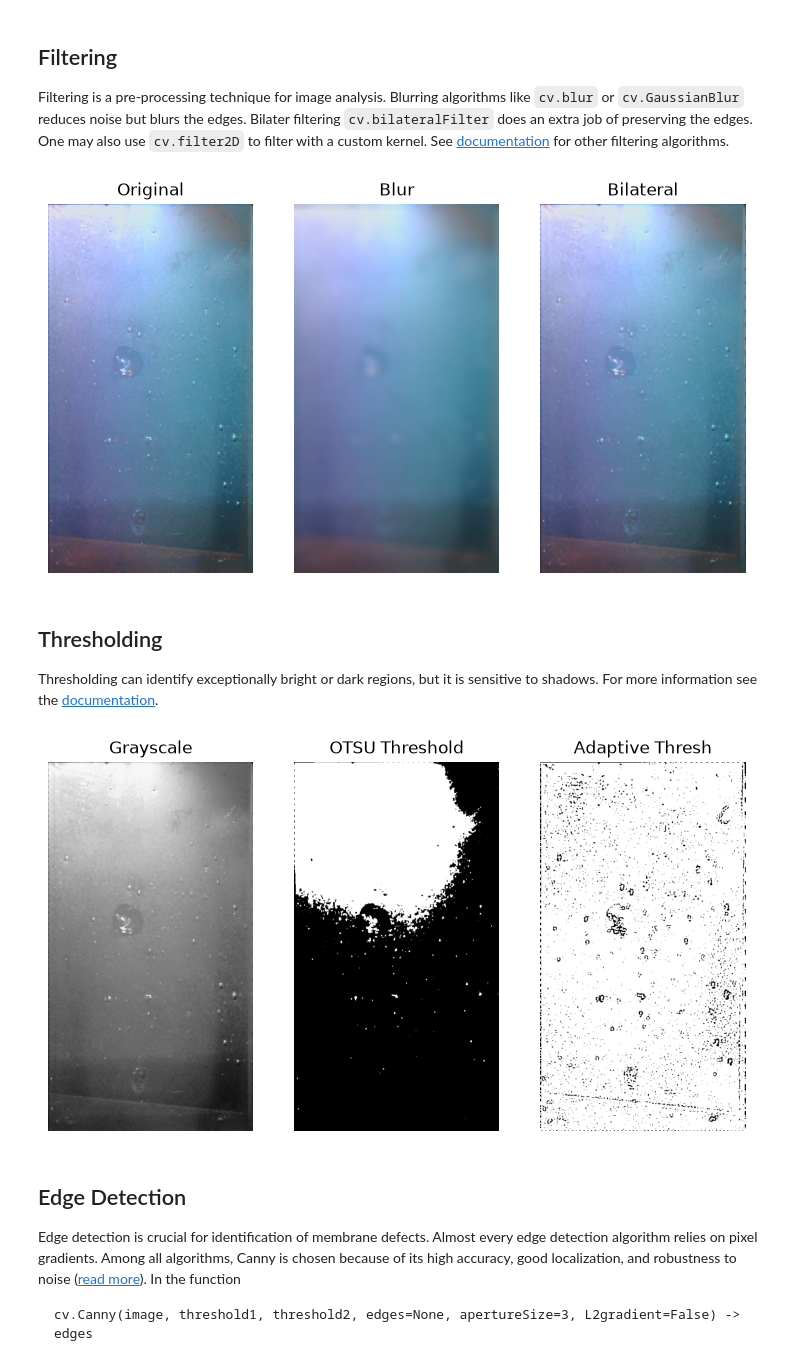
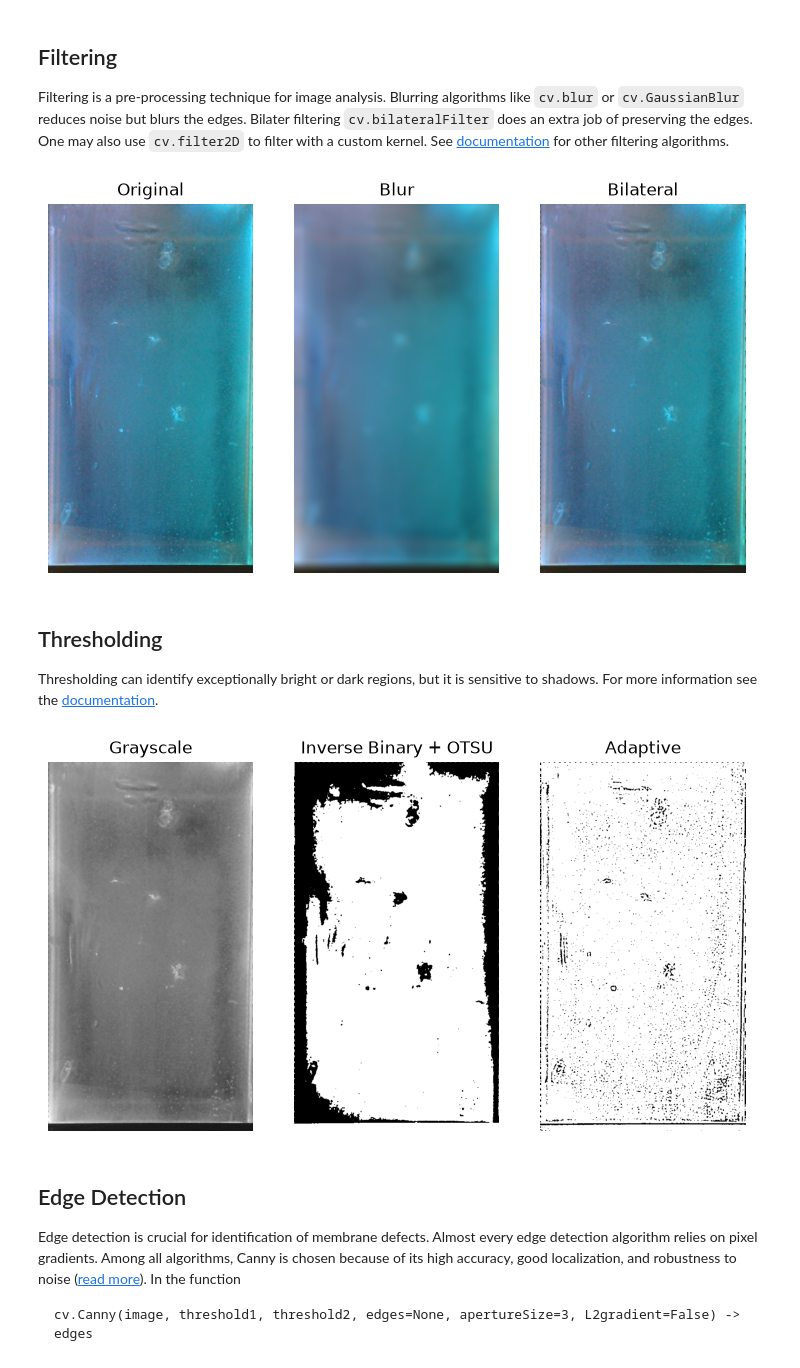
Before and after one commit to ckocklly/sla-membrane-defect-detection, a Jupyter notebook: main.ipynb, the cells around one changed output. Saved outputs shown, nothing was run; the diff lists cells and outputs as text; code cells hidden in the pictures.

```diff
--- a/main.ipynb
+++ b/main.ipynb
@@ -36,7 +35,7 @@ def cvt_to_59rect(img, boundary, size=(500, 900)):
 
 # ======== Modify as needed ========
 input_folder = "img"
-filename_wo_ext, file_ext = "leaked", "jpg"
+filename_wo_ext, file_ext = "poked-wo-resin", "png"
 output_folder = "output"
 os.makedirs(output_folder, exist_ok=True)
 
@@ -84,40 +83,40 @@ plt.subplot(132); plt.title('Blur'); plt.axis('off'); plt.imshow(cv2.cvtColor(im
 plt.subplot(133); plt.title('Bilateral'); plt.axis('off'); plt.imshow(cv2.cvtColor(img_bifilter, cv2.COLOR_BGR2RGB))
 plt.show()
 # %% [output]
-[figure, old version]
+[figure, new version]
 # %% [markdown]
 ## Thresholding
 Thresholding can identify exceptionally bright or dark regions, but it is sensitive to shadows. For more information see the [documentation](https://docs.opencv.org/4.13.0/d7/d1b/group__imgproc__misc.html).
 # %%
 # Thresholding
 
-img_gray = cv2.cvtColor(img_rect, cv2.COLOR_BGR2GRAY)
+img_gray = cv2.cvtColor(img_bifilter, cv2.COLOR_BGR2GRAY)
 blur = cv2.GaussianBlur(img_gray, (5, 5), 0)
 _, img_thresh = cv2.threshold(
     img_gray,      # input array
     0,             # set to 0 bc no longer useful as otsu is used
     255,           # maxval for THRESH_BINARY
-    cv2.THRESH_BINARY + cv2.THRESH_OTSU
-    # THRESH_BINARY: binary thresholding is used
+    cv2.THRESH_BINARY_INV + cv2.THRESH_OTSU
+    # THRESH_BINARY_INV: inverse binary thresholding is used
     # THRESH_OTSU is combined to indicate that optimal threshold value is chosen by the OTSU algo.
 )
 # cv2.THRESH_OTSU solves the shadowing problem
 img_thresh_adp = cv2.adaptiveThreshold(
     blur,                        # input array
     255,                         # maxval for THRESH_BINARY
     cv2.ADAPTIVE_THRESH_MEAN_C,  # specifies that threshold = avg within block - C
     cv2.THRESH_BINARY,           # binary thresholding is used
     5,                           # block size (= 3, 5, 7, ...)
     2                            # C
 )
 
 plt.figure(figsize=(9, 5))
 plt.subplot(131); plt.axis('off'); plt.imshow(img_gray, cmap='gray'); plt.title('Grayscale')
-plt.subplot(132); plt.axis('off'); plt.imshow(img_thresh, cmap='gray'); plt.title('OTSU Threshold')
-plt.subplot(133); plt.axis('off'); plt.imshow(img_thresh_adp, cmap='gray'); plt.title('Adaptive Thresh')
+plt.subplot(132); plt.axis('off'); plt.imshow(img_thresh, cmap='gray'); plt.title('Inverse Binary + OTSU')
+plt.subplot(133); plt.axis('off'); plt.imshow(img_thresh_adp, cmap='gray'); plt.title('Adaptive')
 plt.show()
 # %% [output]
-[figure, old version]
+[figure, new version]
 # %% [markdown]
 ## Edge Detection
 Edge detection is crucial for identification of membrane defects. Almost every edge detection algorithm relies on pixel gradients. Among all algorithms, Canny is chosen because of its high accuracy, good localization, and robustness to noise ([read more](https://docs.opencv.org/4.13.0/da/d22/tutorial_py_canny.html)). In the function
```
Also changed, not shown: parts of 10 cells of this notebook, 7 other files.
